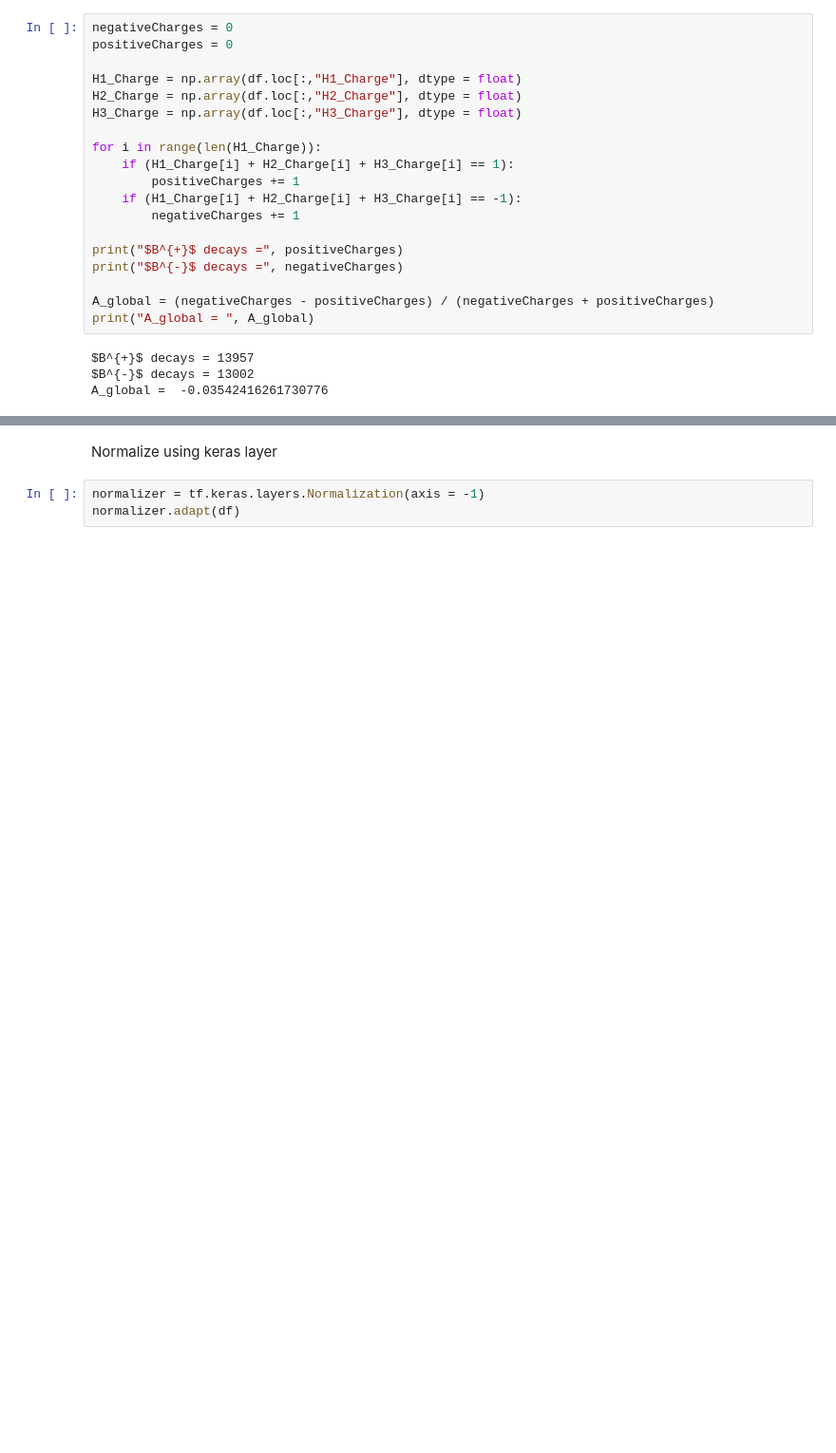
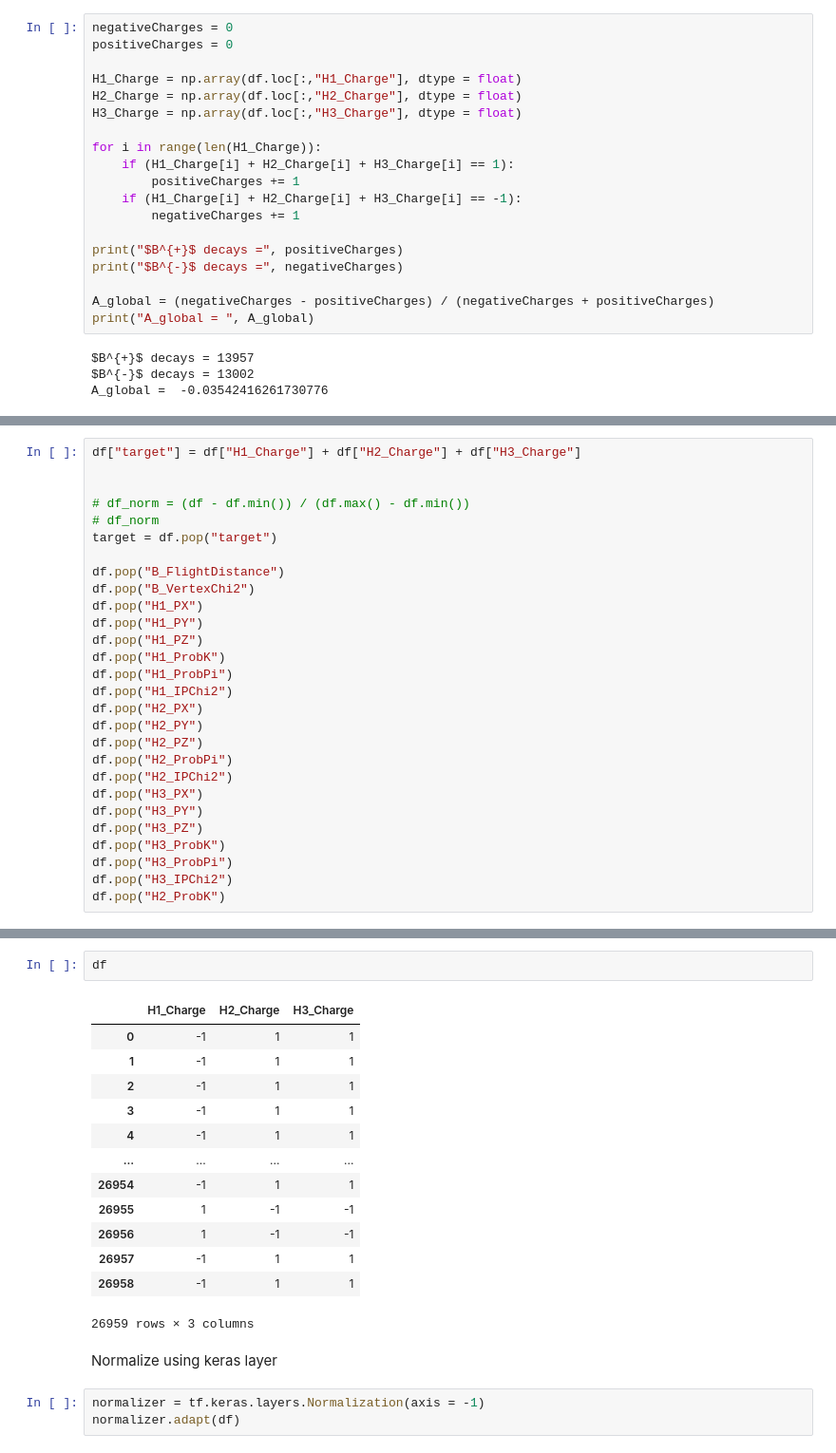
Before and after one commit to GitGup/ML_Projects, a Jupyter notebook: B_Meson_Neural_Network.ipynb, the cells around one changed output, grey strips where cells are left out. Shown at 95% size. Cells and saved outputs as stored; diff of their text form; blank space fills up the shorter version.

Commit message:
debugging, popped everything besides charges

```diff
--- a/B_Meson_Neural_Network.ipynb
+++ b/B_Meson_Neural_Network.ipynb
@@ -122,0 +102,28 @@ Name: target, Length: 26959, dtype: int64
+# %%
+df["target"] = df["H1_Charge"] + df["H2_Charge"] + df["H3_Charge"]
+
+
+# df_norm = (df - df.min()) / (df.max() - df.min())
+# df_norm
+target = df.pop("target")
+
+df.pop("B_FlightDistance")
+df.pop("B_VertexChi2")
+df.pop("H1_PX")
+df.pop("H1_PY")
+df.pop("H1_PZ")
+df.pop("H1_ProbK")
+df.pop("H1_ProbPi")
+df.pop("H1_IPChi2")
+df.pop("H2_PX")
+df.pop("H2_PY")
+df.pop("H2_PZ")
+df.pop("H2_ProbPi")
+df.pop("H2_IPChi2")
+df.pop("H3_PX")
+df.pop("H3_PY")
+df.pop("H3_PZ")
+df.pop("H3_ProbK")
+df.pop("H3_ProbPi")
+df.pop("H3_IPChi2")
+df.pop("H2_ProbK")
@@ -123,3 +143,19 @@ Name: target, Length: 26959, dtype: int64
+# %%
+df
+# %% [output]
+|  | H1_Charge | H2_Charge | H3_Charge |
+| 0 | -1 | 1 | 1 |
+| 1 | -1 | 1 | 1 |
+| 2 | -1 | 1 | 1 |
+| 3 | -1 | 1 | 1 |
+| 4 | -1 | 1 | 1 |
+| ... | ... | ... | ... |
+| 26954 | -1 | 1 | 1 |
+| 26955 | 1 | -1 | -1 |
+| 26956 | 1 | -1 | -1 |
+| 26957 | -1 | 1 | 1 |
+| 26958 | -1 | 1 | 1 |
+26959 rows × 3 columns
 # %% [markdown]
 Normalize using keras layer
 # %%
```
Also changed, not shown: parts of 8 cells of this notebook.
